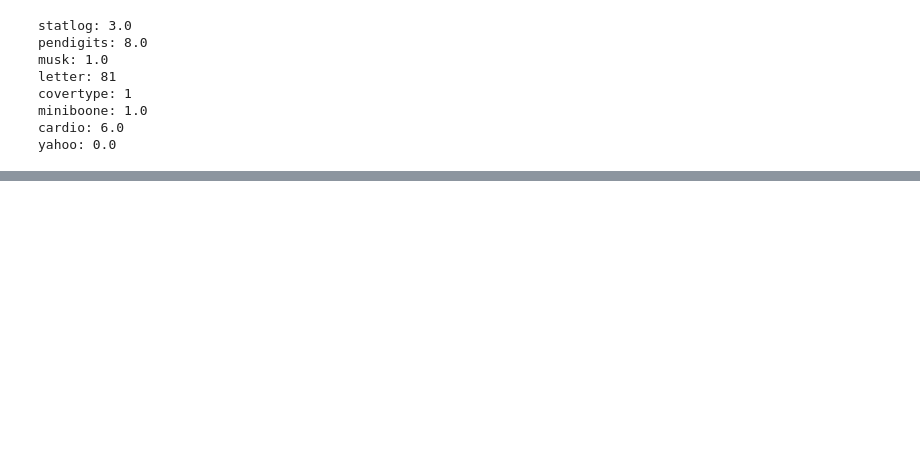
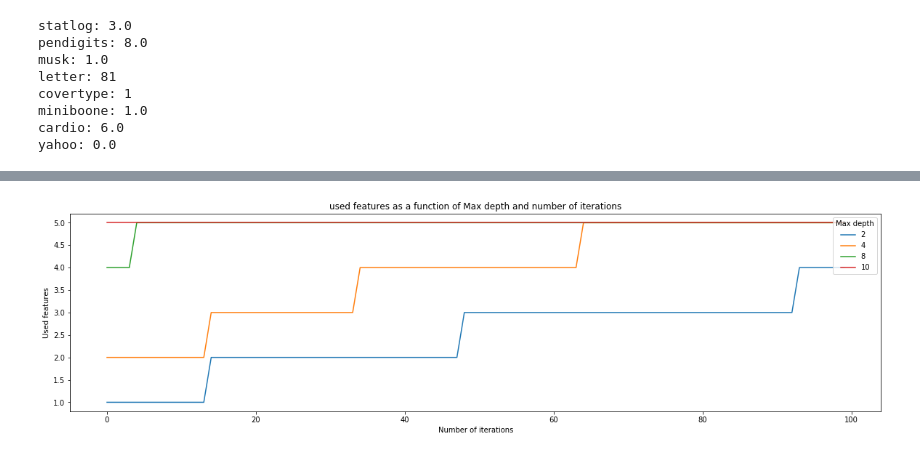
Before and after one commit to sjw821/budget-learning, a Jupyter notebook: code/Test.ipynb, the cells around one changed output, grey strips where cells are left out. Cells and saved outputs as stored; diff of their text form; code cells hidden in the pictures; blank space fills up the shorter version.

```diff
--- a/code/Test.ipynb
+++ b/code/Test.ipynb
@@ -137,0 +239,11 @@ array([0., 0., 0., 1., 1., 1., 1., 1., 1., 1.])
+# %%
+plt.figure(figsize=(20,5))
+for s in range(len(steps)):
+    plt.plot([len(results[s][k][3])-np.count_nonzero(results[s][k][3] ) for k in range(len(results[s]))],label=steps[s])
+plt.legend(loc="upper right",title="Max depth")
+plt.title("used features as a function of Max depth and number of iterations")
+plt.xlabel("Number of iterations")
+plt.ylabel("Used features")
+plt.show()
+# %% [output]
+[figure, added]
```
Also changed, not shown: parts of 11 cells of this notebook, 46 other files.
